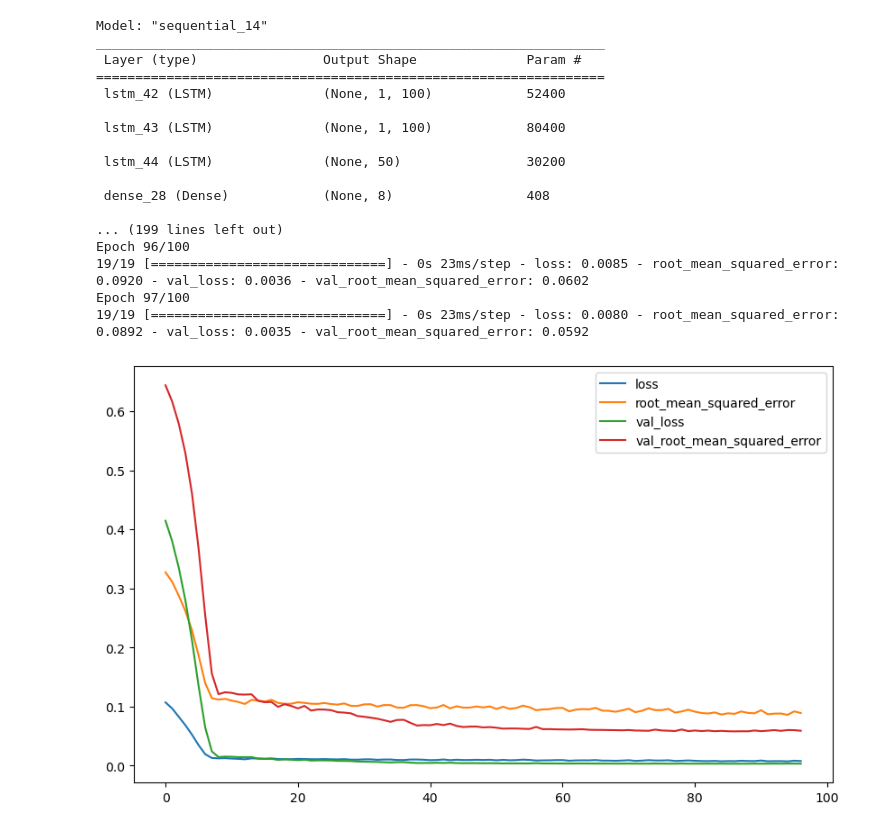
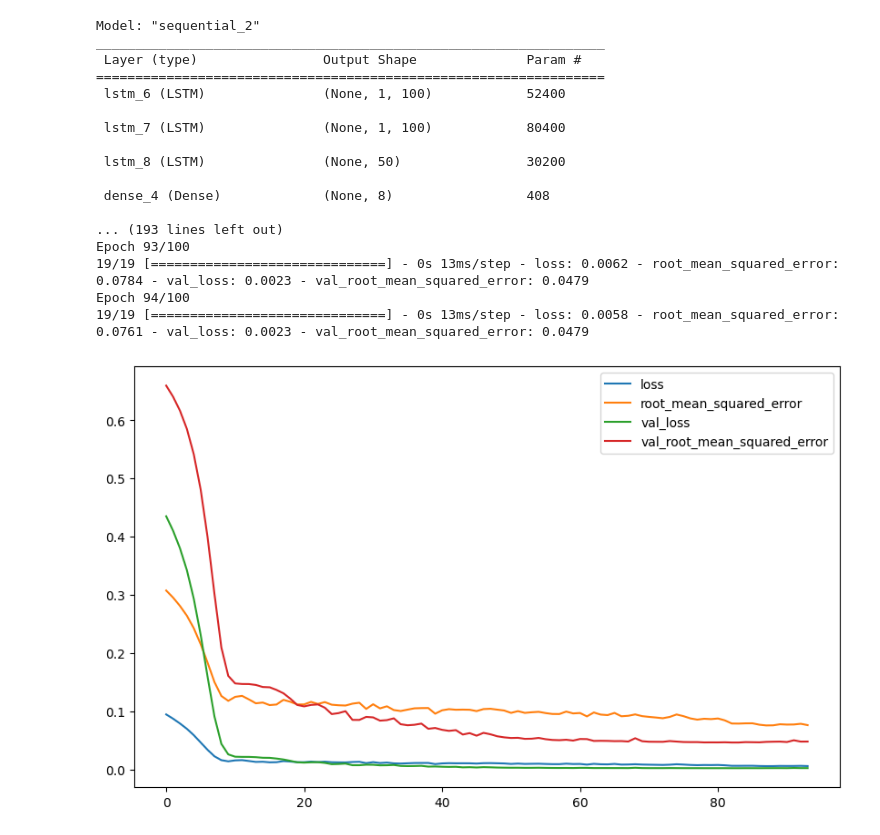
Before and after one commit to voskresenie07/time-series_expect, a Jupyter notebook: weather.ipynb, the cells around one changed output. Saved outputs shown, nothing was run; the diff lists cells and outputs as text; code cells hidden in the pictures.

```diff
--- a/weather.ipynb
+++ b/weather.ipynb
@@ -12,32 +12,32 @@ import seaborn as sns
 import tensorflow as tf
 from statsmodels.nonparametric.smoothers_lowess import lowess
 
-#epochs 학습횟수
+#epochs
 set_epochs = 100
-#loess조절
-frac_rate = 0.00
+#loess
+frac_rate = 0.004
 
-#데이터셋 로드
+#load dataset
 temp_csv_path = 'monthly_temp.csv'
 df = pd.read_csv(temp_csv_path)
 
-#데이터셋 시간 형식 지정
+#time
 df['Date'] = pd.to_datetime(df['Date'])
-#GCAG데이터 사용
+#use GCAG data
 df = df[~df['Source'].str.contains('GISTEMP')]
-#필요없는 열 삭제
+#drop unused column
 df.drop(['Source'], axis=1, inplace=True)
 
-#LOEWSS 변환
+#LOEWSS
 y = df['Mean'].dropna()
 x = np.arange(0,len(y))
 res = lowess(endog=y,exog=x,frac=frac_rate,it=3)
 df['lowess_temp'] = res[:,1]
 df.drop(['Mean'], axis=1, inplace=True)
 
-#정렬 순서
+#sort inverting
 df = df[::-1]
-#인덱스 리셋
+#reset index
 df = df.reset_index(drop=True)
 
 data = df['lowess_temp'].values
@@ -75,61 +75,59 @@ from tensorflow.keras.losses import MeanSquaredError
 from tensorflow.keras.metrics import RootMeanSquaredError
 from tensorflow.keras.optimizers import Adam
 
-#feature의 갯수
-n_features = 1
-#Sequential모델사용
+#Use Sequential
 model1 = Sequential()
-#레이어 구조 설정
+#layer structure
 model1.add(LSTM(100, input_shape=(X_train.shape[1], X_train.shape[2]), return_sequences = True))
 model1.add(LSTM(100, return_sequences = True))
 model1.add(LSTM(50))
 model1.add(Dense(8, activation = 'relu'))
 model1.add(Dropout(0.2))
 model1.add(Dense(1, activation = 'linear'))
-#레이어 구조 출력
+#show layers
 model1.summary()
-#과도학습 방지
+#early stop
 early_stop = EarlyStopping(monitor = 'val_root_mean_squared_error', patience = 2)
-#학습
+#learn
 model1.compile(loss = MeanSquaredError(),
                optimizer = Adam(learning_rate = 0.0001),
                metrics = RootMeanSquaredError())
 
 history = model1.fit(X_train, Y_train,
                     epochs=set_epochs,
                     batch_size=70,
                     validation_data=(X_test, Y_test),
                     callbacks=[EarlyStopping(monitor='val_loss', patience=10)],
                     verbose=1,
                     shuffle=False)
 
-#학습 history 그래프로 출력
+#show history
 losses_df1 = pd.DataFrame(model1.history.history)
 losses_df1.plot(figsize = (10,6))
 
-# 모델 저장
+# save model
 model1.save('LSTM_Models/lstm_univariate.keras')
-# 모델 로드
+# load model
 model1 = load_model('LSTM_Models/lstm_univariate.keras')
 # %% [output]
-Model: "sequential_14"
+Model: "sequential_2"
 _________________________________________________________________
  Layer (type)                Output Shape              Param #
 =================================================================
- lstm_42 (LSTM)              (None, 1, 100)            52400
+ lstm_6 (LSTM)               (None, 1, 100)            52400
 
- lstm_43 (LSTM)              (None, 1, 100)            80400
+ lstm_7 (LSTM)               (None, 1, 100)            80400
 
- lstm_44 (LSTM)              (None, 50)                30200
+ lstm_8 (LSTM)               (None, 50)                30200
 
- dense_28 (Dense)            (None, 8)                 408
+ dense_4 (Dense)             (None, 8)                 408
 
-... (199 lines left out)
-Epoch 96/100
-19/19 [==============================] - 0s 23ms/step - loss: 0.0085 - root_mean_squared_error: 0.0920 - val_loss: 0.0036 - val_root_mean_squared_error: 0.0602
-Epoch 97/100
-19/19 [==============================] - 0s 23ms/step - loss: 0.0080 - root_mean_squared_error: 0.0892 - val_loss: 0.0035 - val_root_mean_squared_error: 0.0592
+... (193 lines left out)
+Epoch 93/100
+19/19 [==============================] - 0s 13ms/step - loss: 0.0062 - root_mean_squared_error: 0.0784 - val_loss: 0.0023 - val_root_mean_squared_error: 0.0479
+Epoch 94/100
+19/19 [==============================] - 0s 13ms/step - loss: 0.0058 - root_mean_squared_error: 0.0761 - val_loss: 0.0023 - val_root_mean_squared_error: 0.0479
-[figure, old version]
+[figure, new version]
 # %%
 # Make the predictions
 train_predict = model1.predict(X_train)
```
Also changed, not shown: parts of 1 cell of this notebook.
